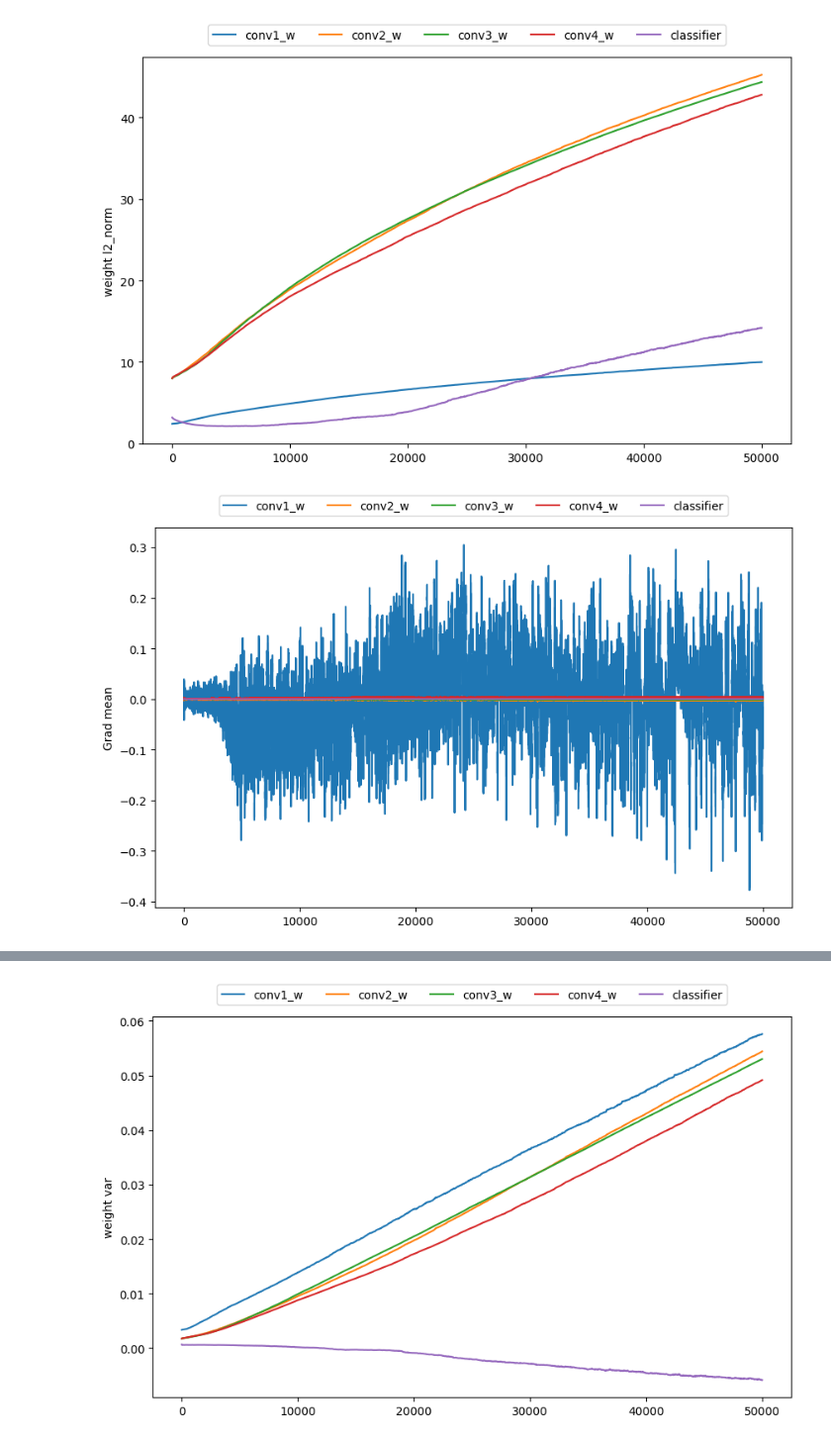
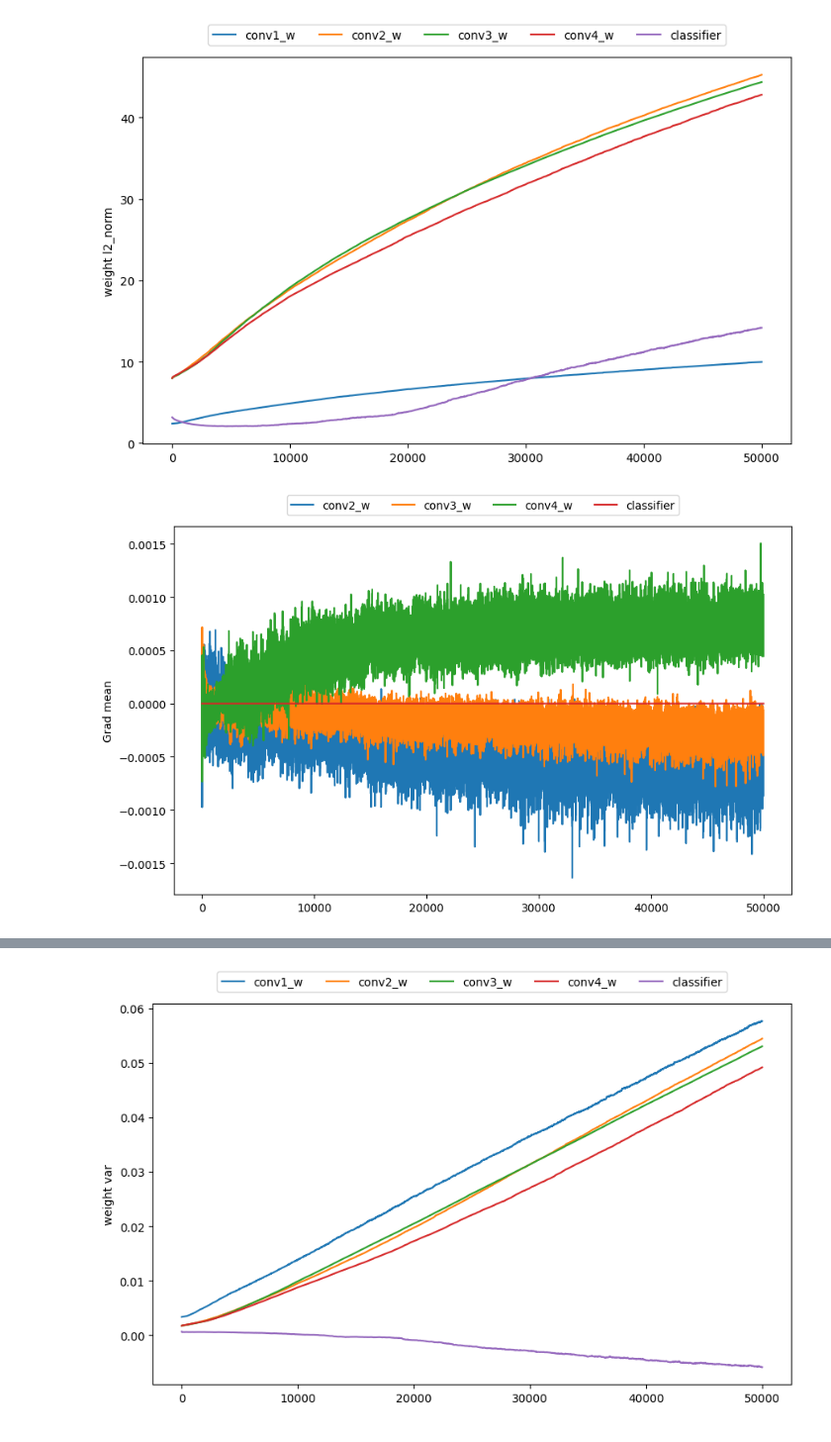
Before and after one commit to SKKUJMLim/MAML, a Jupyter notebook: Test_jupyternotebook/MAML_by_step_norm_analysis.ipynb, the cells around one changed output, grey strips where cells are left out. Shown at 99% size. Cells and saved outputs as stored; diff of their text form; code cells hidden in the pictures.

```diff
--- a/Test_jupyternotebook/MAML_by_step_norm_analysis.ipynb
+++ b/Test_jupyternotebook/MAML_by_step_norm_analysis.ipynb
@@ -60,7 +64,8 @@ num_step
 4    27.709934
 Name: layer_dict.conv3.conv.weight_weight_L2norm, dtype: float64
 # %%
-specific_column_values = norm_info_train[norm_info_train['num_step'] == 0]
+# specific_column_values = norm_info_train[norm_info_train['num_step'] == 0]
+specific_column_values = norm_info_train
 specific_column_values
 # %% [output]
 |  | current_iter | phase | num_step | layer_dict.conv0.conv.weight_grad... | layer_dict.conv0.conv.weight_grad... | layer_dict.conv0.conv.weight_grad... | ... |
@@ -123,29 +144,29 @@ plt.show()  # 그래프 보여주기
 [figure]
 # %%
  # 그래프를 그릴 컬럼들의 리스트
-columns_to_plot = [ 'layer_dict.conv0.conv.weight_grad_mean',
+columns_to_plot = [ #'layer_dict.conv0.conv.weight_grad_mean',
                     'layer_dict.conv1.conv.weight_grad_mean',
                     'layer_dict.conv2.conv.weight_grad_mean',
                     'layer_dict.conv3.conv.weight_grad_mean',
                     'layer_dict.linear.weights_grad_mean']
-columns_to_plot_label = ['conv1_w',
+columns_to_plot_label = [#'conv1_w',
                          'conv2_w',
                          'conv3_w',
                          'conv4_w',
                          'classifier']
 
 # 특정 열(Column)의 값을 그래프로 그리기
 plt.figure(figsize=(10, 6))  # 그래프의 크기 설정
 
 plt.plot(gr[columns_to_plot].values, label=columns_to_plot_label)
 plt.legend(loc='upper center', bbox_to_anchor=(0.5, 1.1), shadow=False, ncol=len(columns_to_plot))  # 범례 추가
 plt.ylabel('Grad mean')
 
 # plt.yscale('log')  # Y 축을 로그 스케일로 변경
 # plt.ylim(10 ** -5, 10 **2)
 
 plt.show()  # 그래프 보여주기
 # %% [output]
-[figure, old version]
+[figure, new version]
 # %%
  # 그래프를 그릴 컬럼들의 리스트
```
Also changed, not shown: parts of 7 cells of this notebook, 3 other files.
